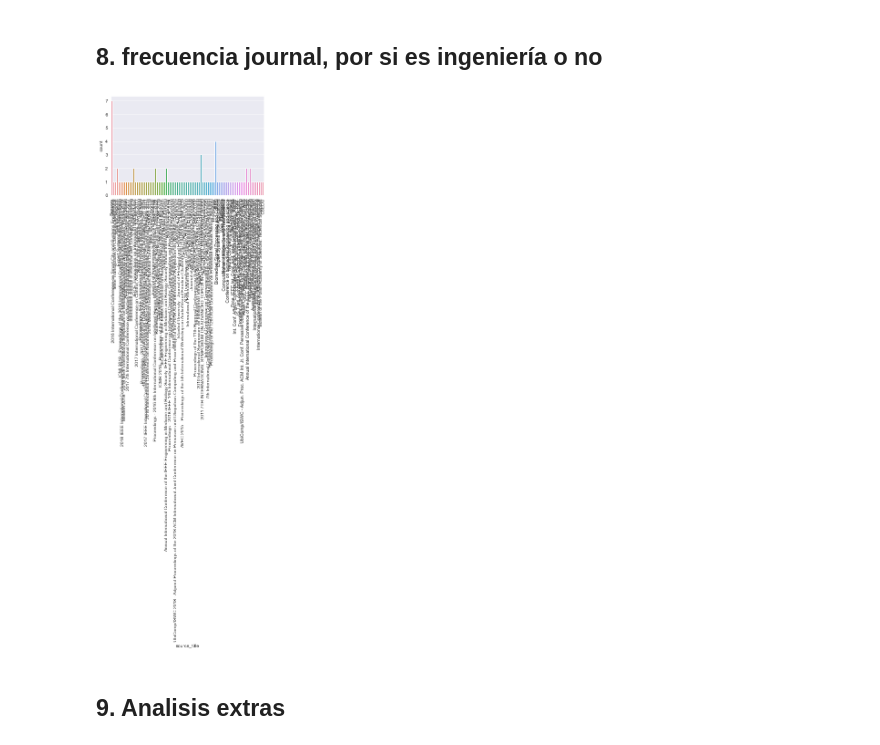
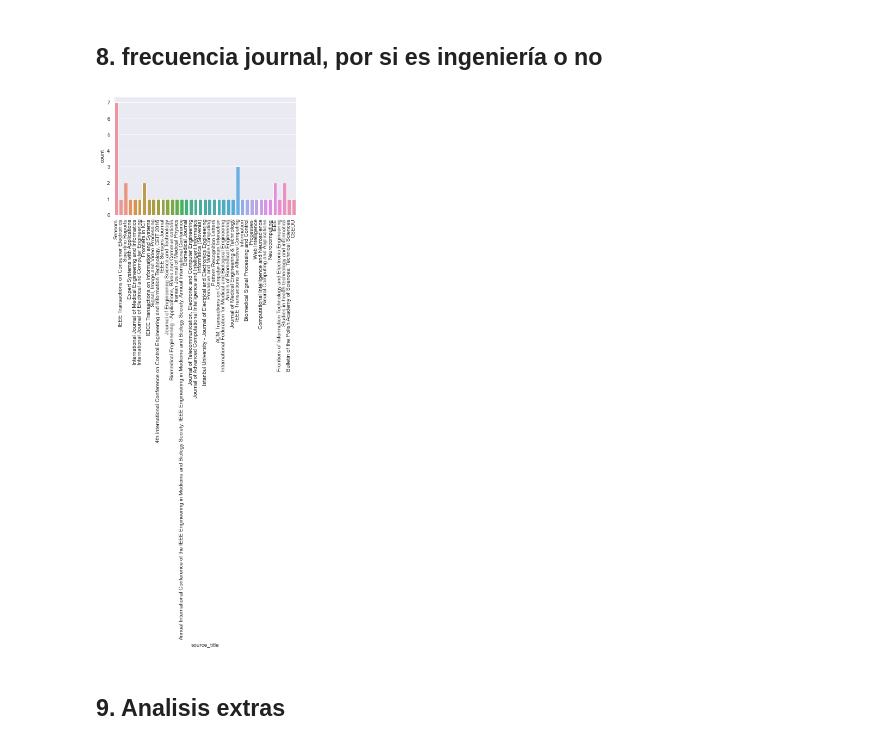
Before and after one commit to tomdamelio/Review_EDA_Emotion_Recognition, a Jupyter notebook: EMMA/notebooks/analisis_exploratorio.ipynb, the cells around one changed output. Saved outputs shown, nothing was run; the diff lists cells and outputs as text; code cells hidden in the pictures.

```diff
--- a/EMMA/notebooks/analisis_exploratorio.ipynb
+++ b/EMMA/notebooks/analisis_exploratorio.ipynb
@@ -64,3 +125,15 @@ plt.show()
 [figure]
 # %% [markdown]
 ## 6. grafico de barra por año para tipos de base de datos
+# %%
+#rellenar datos faltantes y NO SE DROPEAN los duplicados (hay papers que usan multiples modelos)
+df_statistical_learning_models=df_statistical_learning_models.fillna('-')
+
+#ploteo
+category_order = [2010, 2011, 2012, 2013, 2014, 2015, 2015, 2016, 2017, 2018, 2019, 2020]
+sns.set_style('darkgrid')
+sns.countplot(x='year',
+    data= df_statistical_learning_models,
+    hue='affective_model',
+    order=category_order)
+plt.show()
@@ -98,13 +170,16 @@ plt.show()
 # %%
 #por revista
 df_metadata=df_metadata.fillna('-')
 df_metadata_sin_duplicates = df_metadata.drop_duplicates(subset='paper_id')
 
-df_source_title = df_metadata_sin_duplicates[['paper_id','source_title']]
+df_source_title = df_metadata_sin_duplicates[['paper_id','source_title','source_type_journal']]
+
+df_source_title = df_source_title[df_source_title['source_type_journal'].isin(['x', 'X'])]
+
 sns.countplot(x='source_title', data=df_source_title)
 plt.xticks(rotation=90)
 plt.show()
 # %% [output]
-[figure, old version]
+[figure, new version]
 # %% [markdown]
 ## 9. Analisis extras
```
Also changed, not shown: parts of 7 cells of this notebook, 8 other files.
